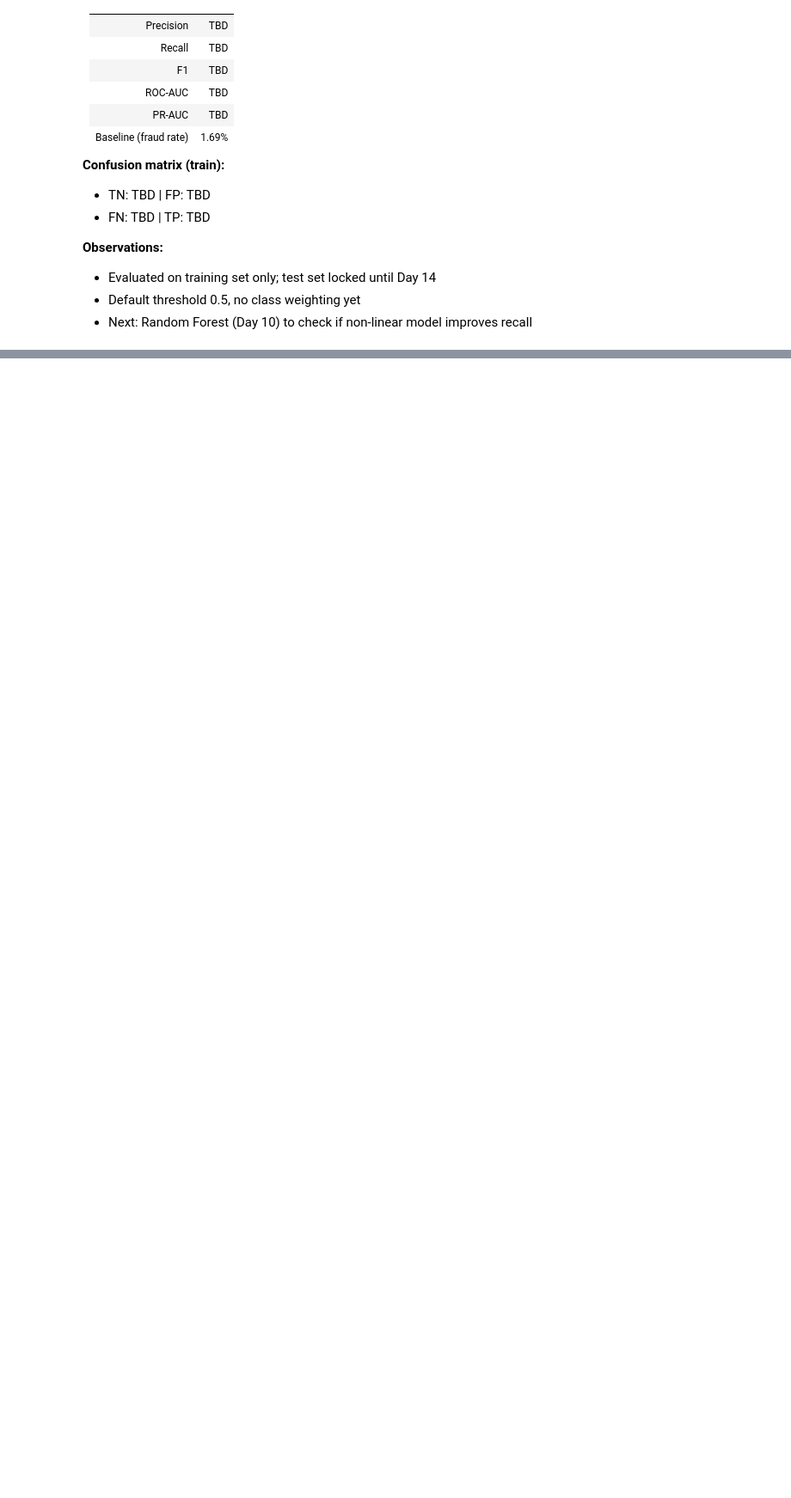
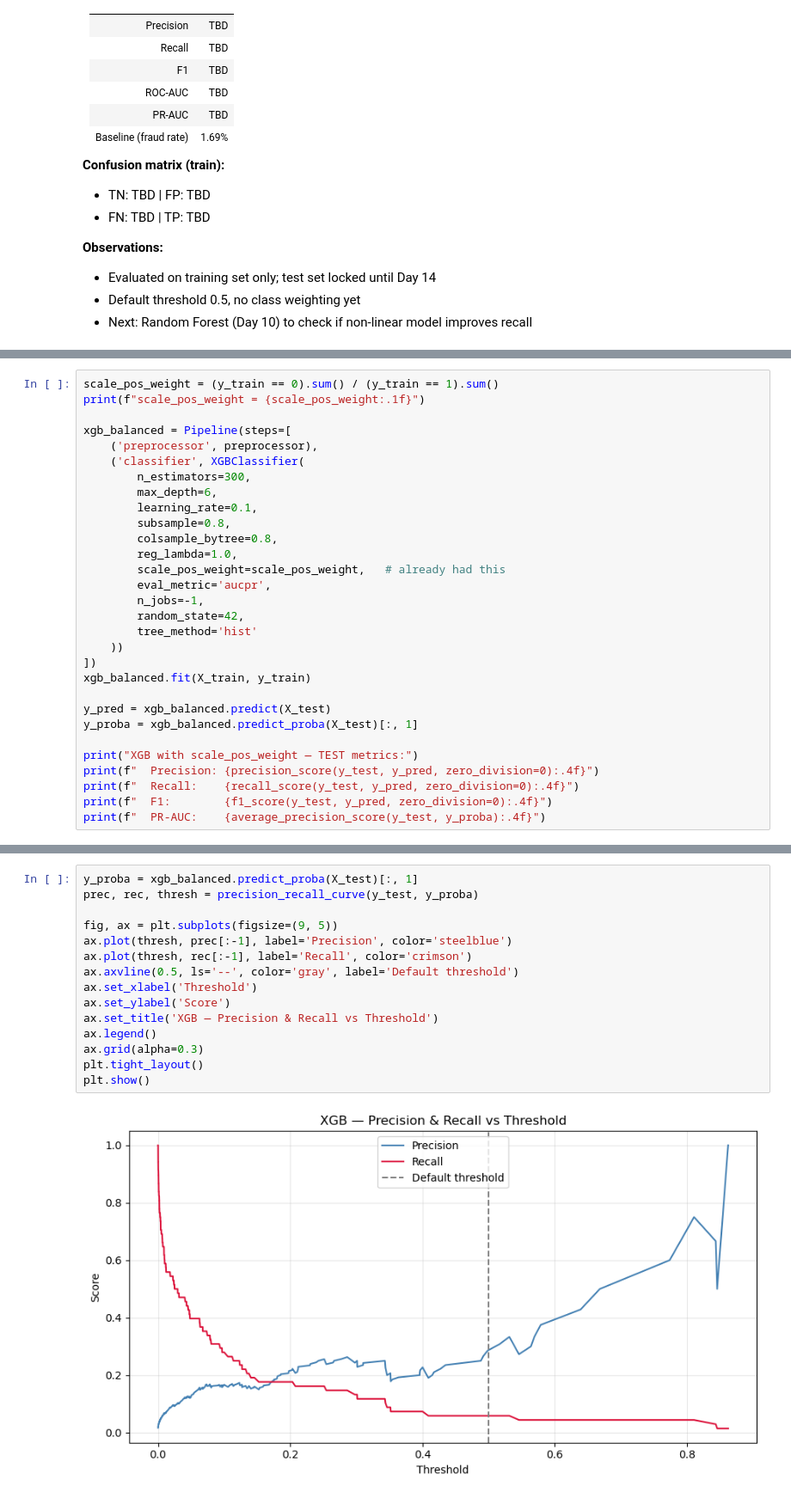
Before and after one commit to Uday2419/Fraudlense, a Jupyter notebook: notebooks/04_model_comparison.ipynb, the cells around one changed output, grey strips where cells are left out. Shown at 86% size. Saved outputs shown, nothing was run; the diff lists cells and outputs as text; blank space fills up the shorter version.

```diff
--- a/notebooks/04_model_comparison.ipynb
+++ b/notebooks/04_model_comparison.ipynb
@@ -402,0 +659,30 @@ plt.show()
+# %%
+scale_pos_weight = (y_train == 0).sum() / (y_train == 1).sum()
+print(f"scale_pos_weight = {scale_pos_weight:.1f}")
+
+xgb_balanced = Pipeline(steps=[
+    ('preprocessor', preprocessor),
+    ('classifier', XGBClassifier(
+        n_estimators=300,
+        max_depth=6,
+        learning_rate=0.1,
+        subsample=0.8,
+        colsample_bytree=0.8,
+        reg_lambda=1.0,
+        scale_pos_weight=scale_pos_weight,   # already had this
+        eval_metric='aucpr',
+        n_jobs=-1,
+        random_state=42,
+        tree_method='hist'
+    ))
+])
+xgb_balanced.fit(X_train, y_train)
+
+y_pred = xgb_balanced.predict(X_test)
+y_proba = xgb_balanced.predict_proba(X_test)[:, 1]
+
+print("XGB with scale_pos_weight — TEST metrics:")
+print(f"  Precision: {precision_score(y_test, y_pred, zero_division=0):.4f}")
+print(f"  Recall:    {recall_score(y_test, y_pred, zero_division=0):.4f}")
+print(f"  F1:        {f1_score(y_test, y_pred, zero_division=0):.4f}")
+print(f"  PR-AUC:    {average_precision_score(y_test, y_proba):.4f}")
@@ -402,0 +726,17 @@ plt.show()
+# %%
+y_proba = xgb_balanced.predict_proba(X_test)[:, 1]
+prec, rec, thresh = precision_recall_curve(y_test, y_proba)
+
+fig, ax = plt.subplots(figsize=(9, 5))
+ax.plot(thresh, prec[:-1], label='Precision', color='steelblue')
+ax.plot(thresh, rec[:-1], label='Recall', color='crimson')
+ax.axvline(0.5, ls='--', color='gray', label='Default threshold')
+ax.set_xlabel('Threshold')
+ax.set_ylabel('Score')
+ax.set_title('XGB — Precision & Recall vs Threshold')
+ax.legend()
+ax.grid(alpha=0.3)
+plt.tight_layout()
+plt.show()
+# %% [output]
+[figure, added]
```
Also changed, not shown: parts of 20 cells of this notebook, 2 other files.
